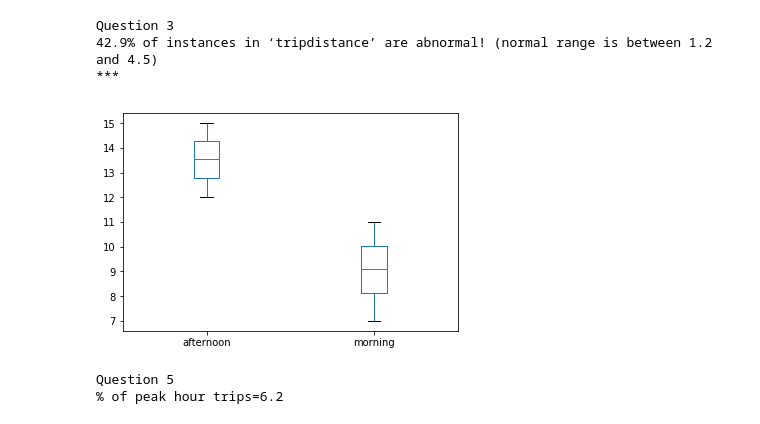
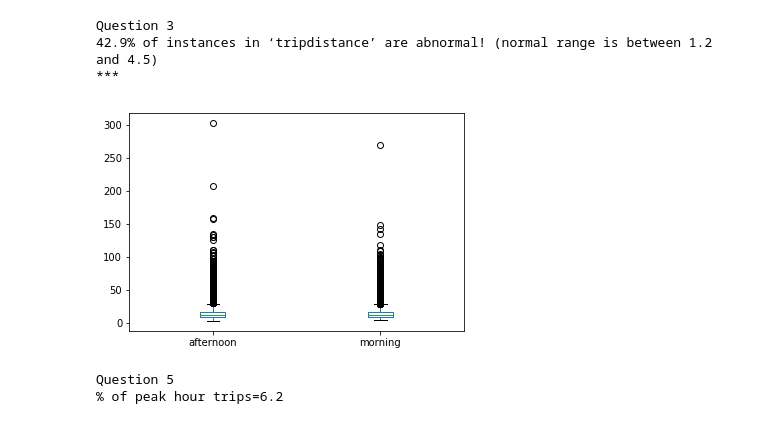
Before and after one commit to isubasinghe/COMP20008-ass1, a Jupyter notebook: notebook-for-answers.ipynb, the cells around one changed output. Drawn from its saved outputs; the diff is of its cells as text; code cells hidden in the pictures.

```diff
--- a/notebook-for-answers.ipynb
+++ b/notebook-for-answers.ipynb
@@ -64,16 +68,16 @@ jan['dropoff_datetime'] = pd.to_datetime(jan['dropoff_datetime'], format='%d/%m/
 # %%
 #Answer to question 4
 pickup = jan['pickup_datetime']
 #Turn the hours into a floating point representation so we may plot it.
 pickup_fp= pickup.apply(lambda x: x.hour + (x.minute/60))
-between_7_11 = pickup_fp[pickup_fp.between(7.00, 11.00)]
-between_12_15 = pickup_fp[pickup_fp.between(12.00, 15.00)]
-pd.DataFrame({"morning": between_7_11, "afternoon": between_12_15}).plot.box()
-
-#Just in case we need it later
-jan['pickup_fp'] = pickup_fp
+morning = pickup_fp.between(7.00, 11.00)
+afternoon = pickup_fp.between(12.00, 15.00)
+jan['pickup_fp'] = pickup_fp # in case we need it later
+fares = jan['payment_amount']
+pd.DataFrame({"morning": fares[morning],"afternoon": fares[afternoon]}).plot.box()
+plt.show()
 # %% [output]
-[figure, old version]
+[figure, new version]
 # %%
 # Answer to question 5
 def checkpeak(x):
```
Also changed, not shown: parts of 11 cells of this notebook.
